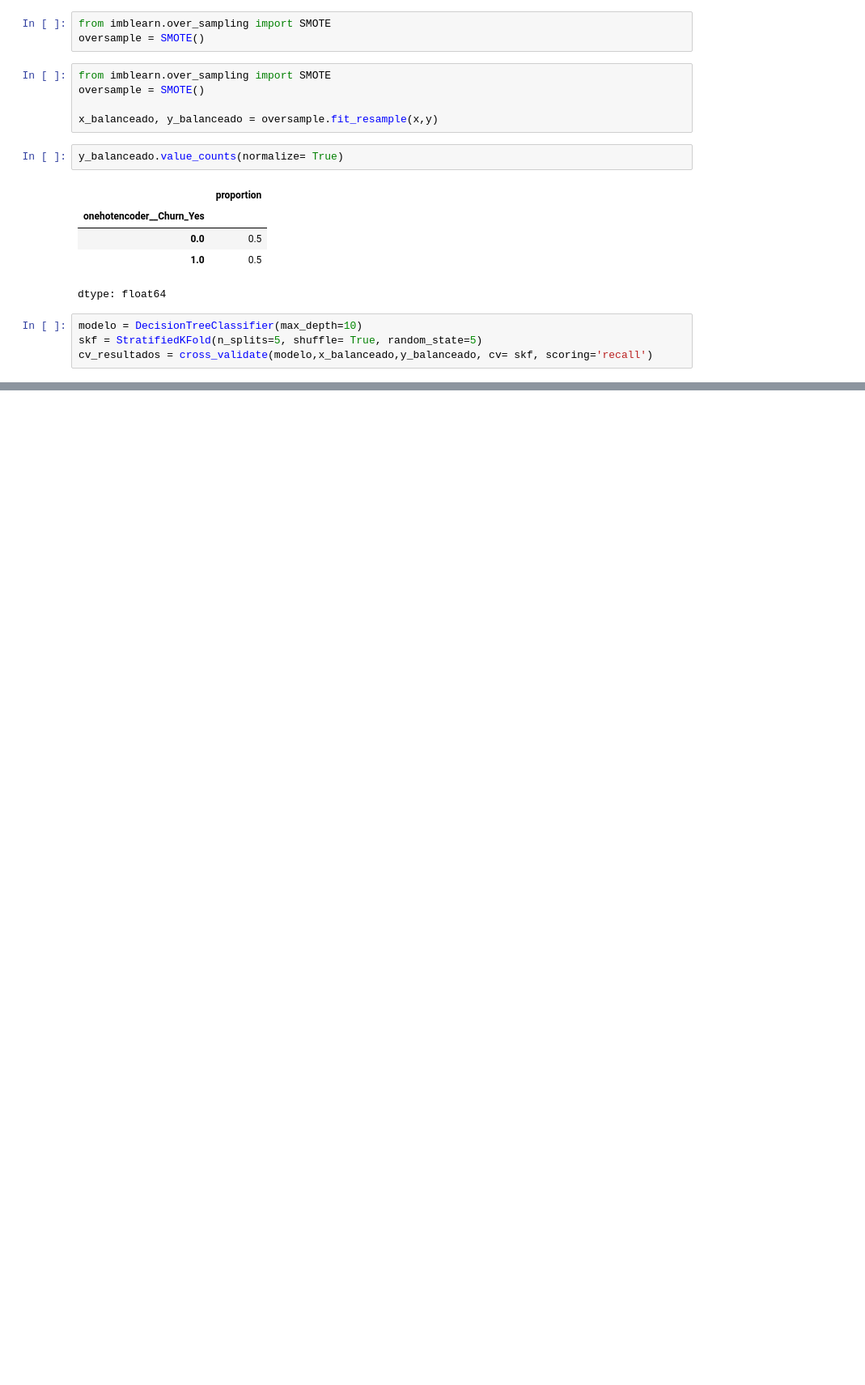
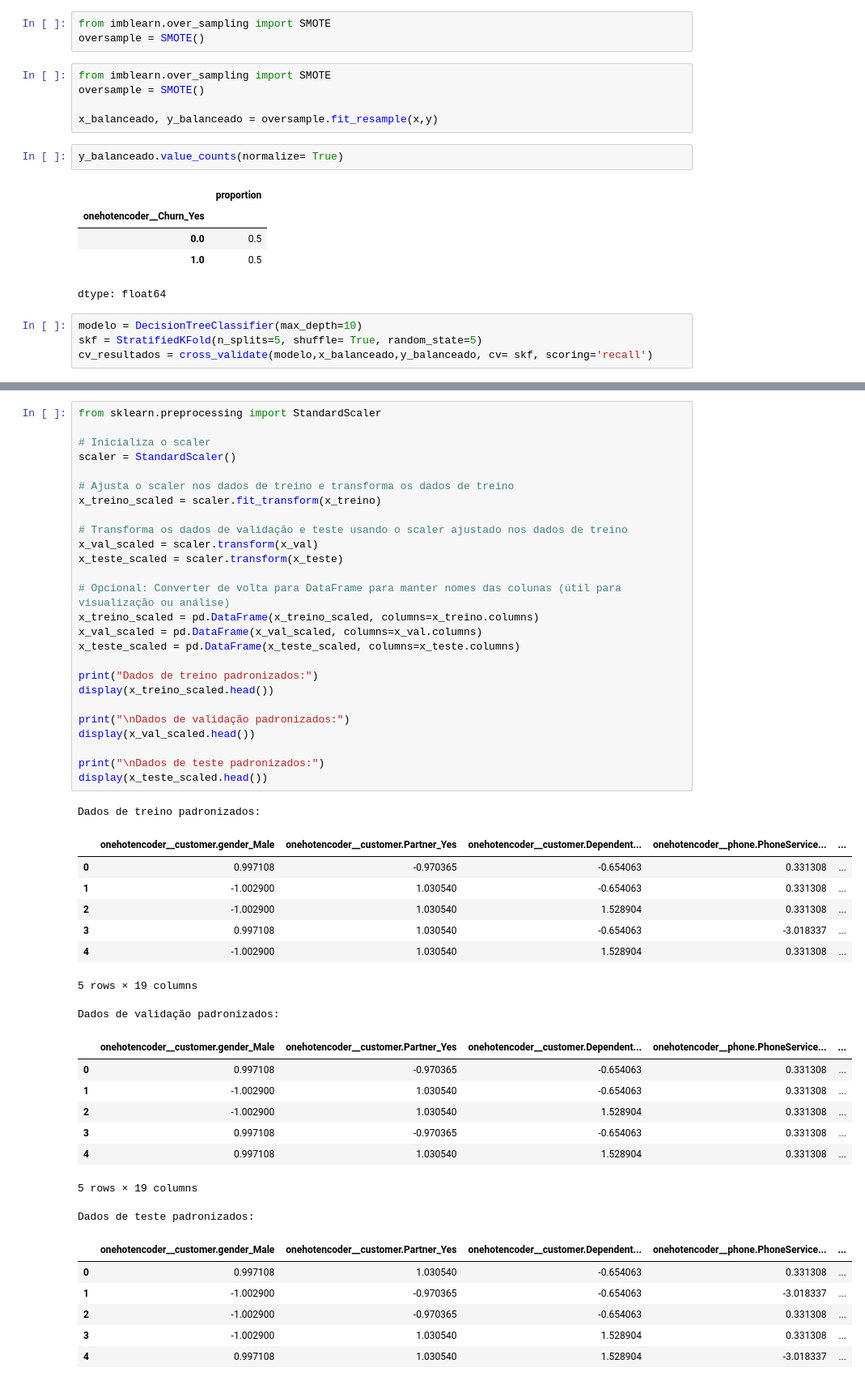
Before and after one commit to MagnoSales/TELECOMX2_DESAFIO, a Jupyter notebook: 1_PREPARACAODOSDADOS_TELECOMX2_DESAFIO.ipynb, the cells around one changed output, grey strips where cells are left out. Shown: that part at 81% size. Drawn from its saved outputs; the diff is of its cells as text; blank space fills up the shorter version.

```diff
--- a/1_PREPARACAODOSDADOS_TELECOMX2_DESAFIO.ipynb
+++ b/1_PREPARACAODOSDADOS_TELECOMX2_DESAFIO.ipynb
@@ -365,0 +399,50 @@ Intervalo de confiança: [0.8064686065313533, 0.857393737040888]
+# %%
+from sklearn.preprocessing import StandardScaler
+
+# Inicializa o scaler
+scaler = StandardScaler()
+
+# Ajusta o scaler nos dados de treino e transforma os dados de treino
+x_treino_scaled = scaler.fit_transform(x_treino)
+
+# Transforma os dados de validação e teste usando o scaler ajustado nos dados de treino
+x_val_scaled = scaler.transform(x_val)
+x_teste_scaled = scaler.transform(x_teste)
+
+# Opcional: Converter de volta para DataFrame para manter nomes das colunas (útil para visualização ou análise)
+x_treino_scaled = pd.DataFrame(x_treino_scaled, columns=x_treino.columns)
+x_val_scaled = pd.DataFrame(x_val_scaled, columns=x_val.columns)
+x_teste_scaled = pd.DataFrame(x_teste_scaled, columns=x_teste.columns)
+
+print("Dados de treino padronizados:")
+display(x_treino_scaled.head())
+
+print("\nDados de validação padronizados:")
+display(x_val_scaled.head())
+
+print("\nDados de teste padronizados:")
+display(x_teste_scaled.head())
+# %% [output]
+Dados de treino padronizados:
+|  | onehotencoder__customer.gender_Male | onehotencoder__customer.Partner_Yes | onehotencoder__customer.Dependent... | onehotencoder__phone.PhoneService... | ... |
+| 0 | 0.997108 | -0.970365 | -0.654063 | 0.331308 | ... |
+| 1 | -1.002900 | 1.030540 | -0.654063 | 0.331308 | ... |
+| 2 | -1.002900 | 1.030540 | 1.528904 | 0.331308 | ... |
+| 3 | 0.997108 | 1.030540 | -0.654063 | -3.018337 | ... |
+| 4 | -1.002900 | 1.030540 | 1.528904 | 0.331308 | ... |
+5 rows × 19 columns
+Dados de validação padronizados:
+|  | onehotencoder__customer.gender_Male | onehotencoder__customer.Partner_Yes | onehotencoder__customer.Dependent... | onehotencoder__phone.PhoneService... | ... |
+| 0 | 0.997108 | -0.970365 | -0.654063 | 0.331308 | ... |
+| 1 | -1.002900 | 1.030540 | -0.654063 | 0.331308 | ... |
+| 2 | -1.002900 | 1.030540 | 1.528904 | 0.331308 | ... |
+| 3 | 0.997108 | -0.970365 | -0.654063 | 0.331308 | ... |
+| 4 | 0.997108 | 1.030540 | 1.528904 | 0.331308 | ... |
+5 rows × 19 columns
+Dados de teste padronizados:
+|  | onehotencoder__customer.gender_Male | onehotencoder__customer.Partner_Yes | onehotencoder__customer.Dependent... | onehotencoder__phone.PhoneService... | ... |
+| 0 | 0.997108 | 1.030540 | -0.654063 | 0.331308 | ... |
+| 1 | -1.002900 | -0.970365 | -0.654063 | -3.018337 | ... |
+| 2 | -1.002900 | -0.970365 | -0.654063 | 0.331308 | ... |
+| 3 | -1.002900 | 1.030540 | 1.528904 | 0.331308 | ... |
+| 4 | 0.997108 | 1.030540 | 1.528904 | -3.018337 | ... |
```
Also changed, not shown: parts of 20 cells of this notebook.
